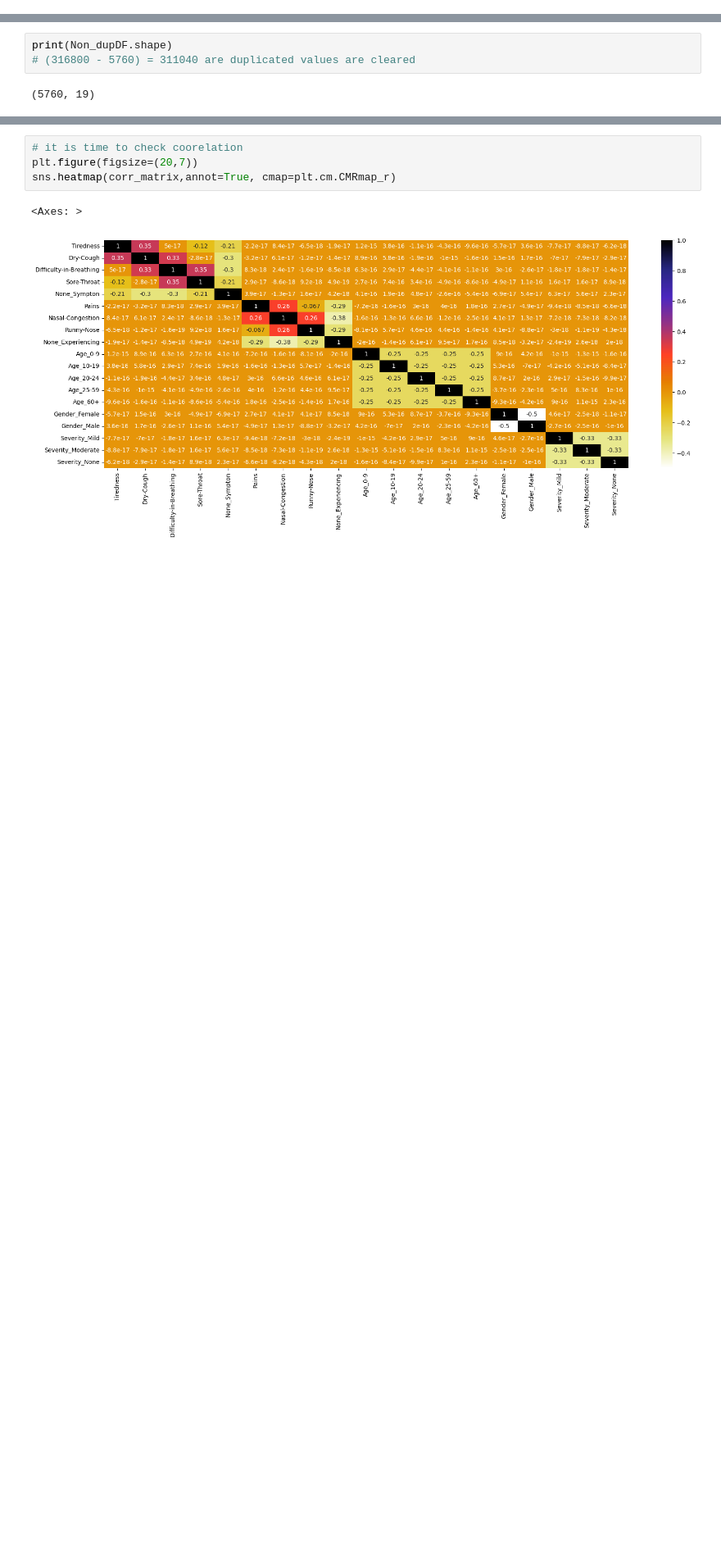
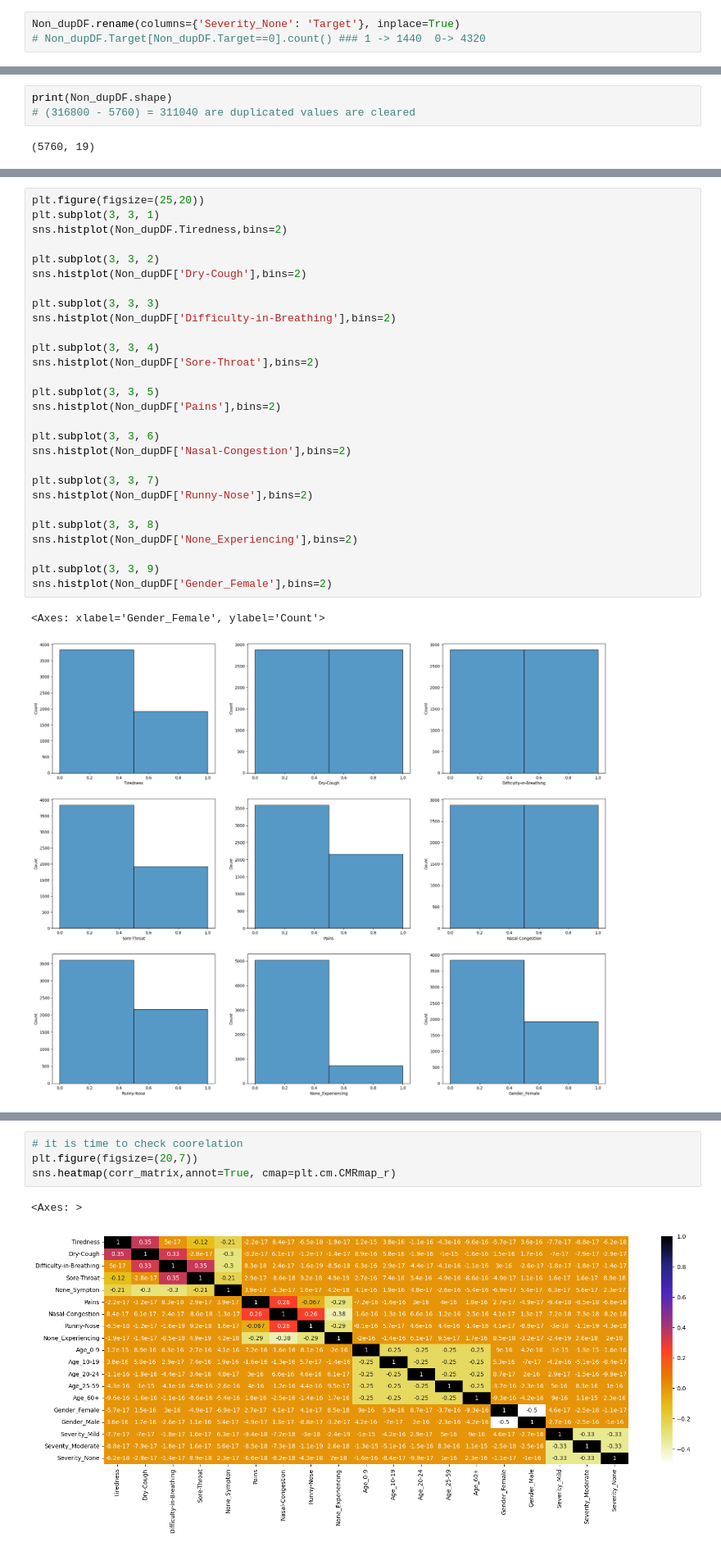
Before and after one commit to Babun001/Asthma-Dieses-Prediction-using-Machine-Learning, a Jupyter notebook: Preprocessing.ipynb, the cells around one changed output, grey strips where cells are left out. Shown: that part at 82% size. Cells and saved outputs as stored; diff of their text form; blank space fills up the shorter version.

```diff
--- a/Preprocessing.ipynb
+++ b/Preprocessing.ipynb
@@ -84,3 +84,6 @@ Non_dupDF
 | 31674 | 0 | 0 | 0 | 0 | 1 | 0 | 0 | ... |
 | 31677 | 0 | 0 | 0 | 0 | 1 | 0 | 0 | ... |
 5760 rows × 19 columns
+# %%
+Non_dupDF.rename(columns={'Severity_None': 'Target'}, inplace=True)
+# Non_dupDF.Target[Non_dupDF.Target==0].count() ### 1 -> 1440  0-> 4320
@@ -116,0 +125,31 @@ Name: Severity_None, dtype: float64
+# %%
+plt.figure(figsize=(25,20))
+plt.subplot(3, 3, 1)
+sns.histplot(Non_dupDF.Tiredness,bins=2)
+
+plt.subplot(3, 3, 2)
+sns.histplot(Non_dupDF['Dry-Cough'],bins=2)
+
+plt.subplot(3, 3, 3)
+sns.histplot(Non_dupDF['Difficulty-in-Breathing'],bins=2)
+
+plt.subplot(3, 3, 4)
+sns.histplot(Non_dupDF['Sore-Throat'],bins=2)
+
+plt.subplot(3, 3, 5)
+sns.histplot(Non_dupDF['Pains'],bins=2)
+
+plt.subplot(3, 3, 6)
+sns.histplot(Non_dupDF['Nasal-Congestion'],bins=2)
+
+plt.subplot(3, 3, 7)
+sns.histplot(Non_dupDF['Runny-Nose'],bins=2)
+
+plt.subplot(3, 3, 8)
+sns.histplot(Non_dupDF['None_Experiencing'],bins=2)
+
+plt.subplot(3, 3, 9)
+sns.histplot(Non_dupDF['Gender_Female'],bins=2)
+# %% [output]
+<Axes: xlabel='Gender_Female', ylabel='Count'>
+[figure, added]
```
Also changed, not shown: parts of 3 cells of this notebook.
